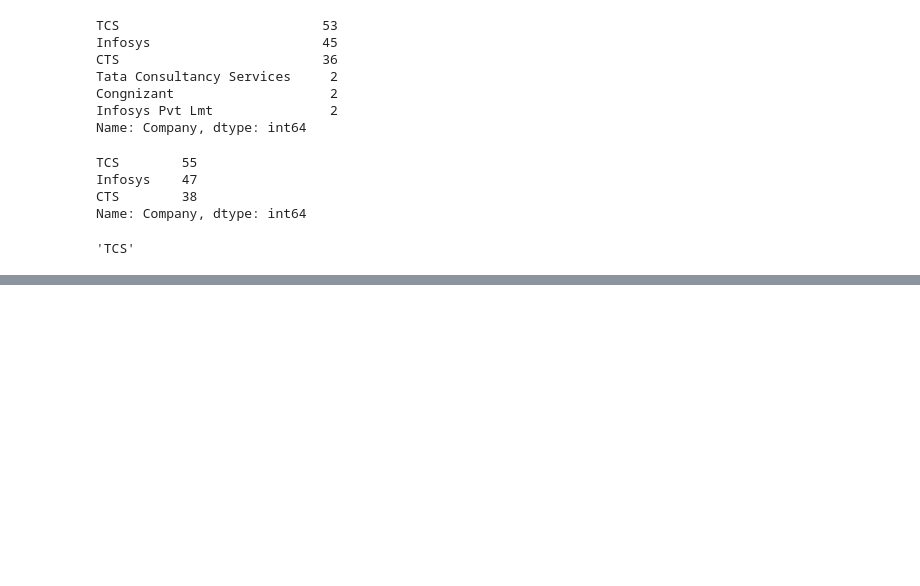
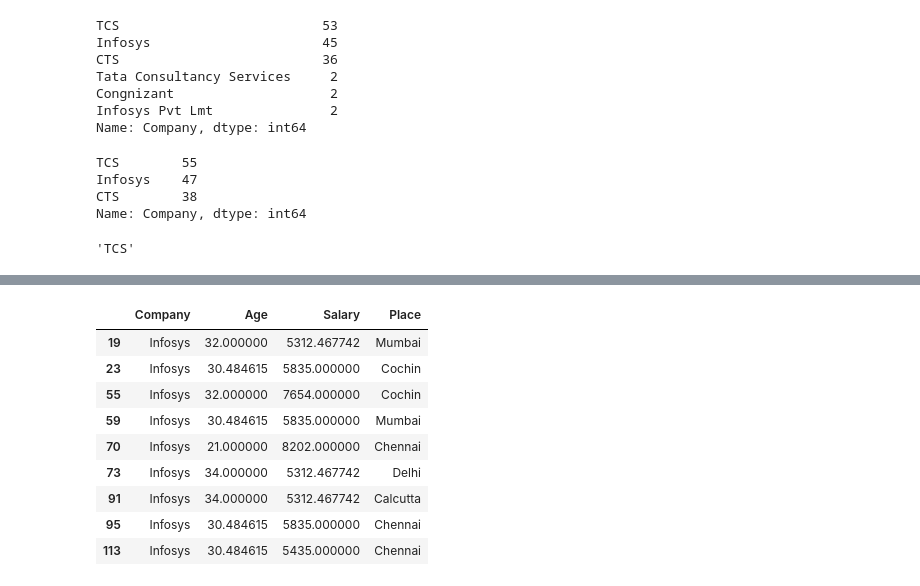
Before and after one commit to RaghulRameshTrainer/Ericsson_PythonSep2022, a Jupyter notebook: pandas_ex.ipynb, the cells around one changed output, grey strips where cells are left out. Cells and saved outputs as stored; diff of their text form; code cells hidden in the pictures; blank space fills up the shorter version.

```diff
--- a/pandas_ex.ipynb
+++ b/pandas_ex.ipynb
@@ -137,0 +151,2 @@ Name: Company, dtype: object
+# %%
+df['Age'].fillna(df['Age'].mean(),inplace=True)
@@ -137,0 +185,2 @@ Name: Company, dtype: object
+# %%
+df['Salary'].fillna(df['Salary'].mean(),inplace=True)
@@ -137,0 +215,2 @@ Name: Company, dtype: object
+# %%
+df['Place'].fillna(df['Place'].mode()[0],inplace=True)
@@ -137,0 +252,2 @@ Name: Company, dtype: object
+# %%
+df=df.drop_duplicates()
@@ -137,0 +282,13 @@ Name: Company, dtype: object
+# %%
+df[(df['Company']=='Infosys') & ((df['Place']=='Chennai') | (df['Age']>30)) & (df['Salary']>5000)]
+# %% [output]
+|  | Company | Age | Salary | Place |
+| 19 | Infosys | 32.000000 | 5312.467742 | Mumbai |
+| 23 | Infosys | 30.484615 | 5835.000000 | Cochin |
+| 55 | Infosys | 32.000000 | 7654.000000 | Cochin |
+| 59 | Infosys | 30.484615 | 5835.000000 | Mumbai |
+| 70 | Infosys | 21.000000 | 8202.000000 | Chennai |
+| 73 | Infosys | 34.000000 | 5312.467742 | Delhi |
+| 91 | Infosys | 34.000000 | 5312.467742 | Calcutta |
+| 95 | Infosys | 30.484615 | 5835.000000 | Chennai |
+| 113 | Infosys | 30.484615 | 5435.000000 | Chennai |
```
Also changed, not shown: parts of 20 cells of this notebook.
